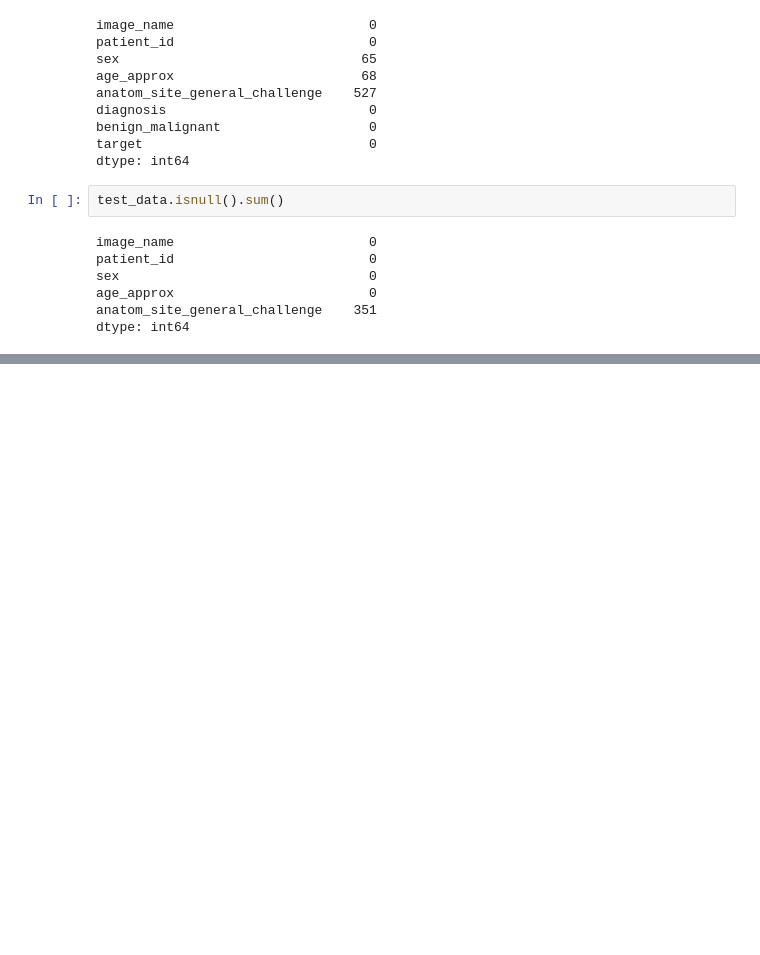
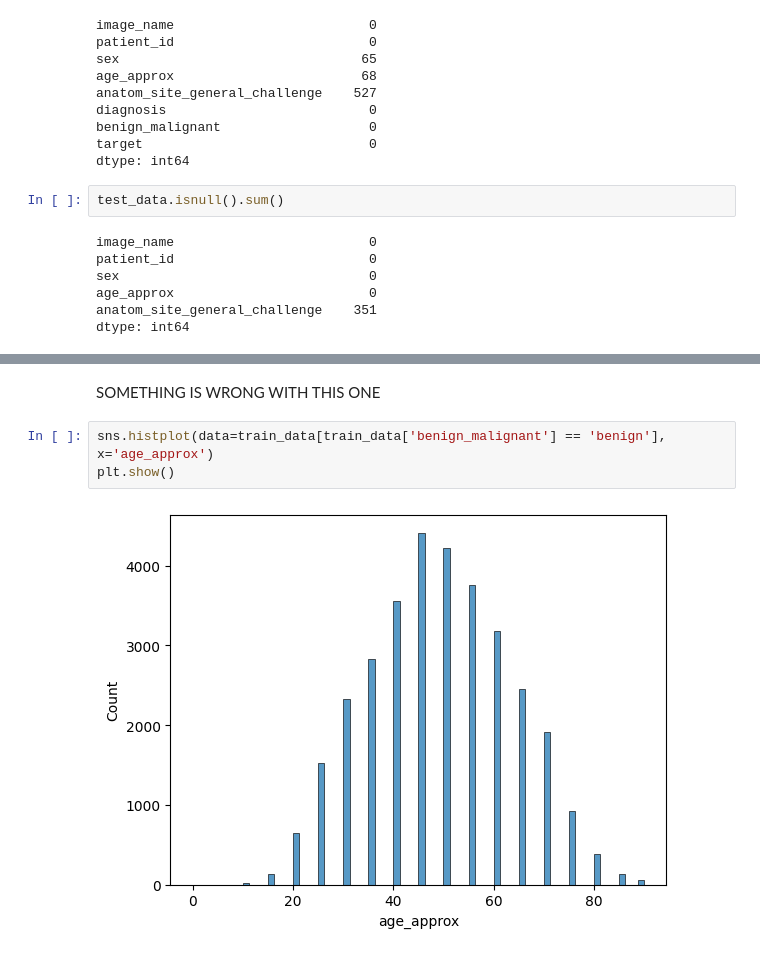
Before and after one commit to lindsaystrong7/6600_Final_Project, a Jupyter notebook: eda.ipynb, the cells around one changed output, grey strips where cells are left out. Drawn from its saved outputs; the diff is of its cells as text; blank space fills up the shorter version.

```diff
--- a/eda.ipynb
+++ b/eda.ipynb
@@ -204,0 +267,7 @@ dtype: int64
+# %% [markdown]
+SOMETHING IS WRONG WITH THIS ONE
+# %%
+sns.histplot(data=train_data[train_data['benign_malignant'] == 'benign'], x='age_approx')
+plt.show()
+# %% [output]
+[figure, added]
```
Also changed, not shown: parts of 9 cells of this notebook.
